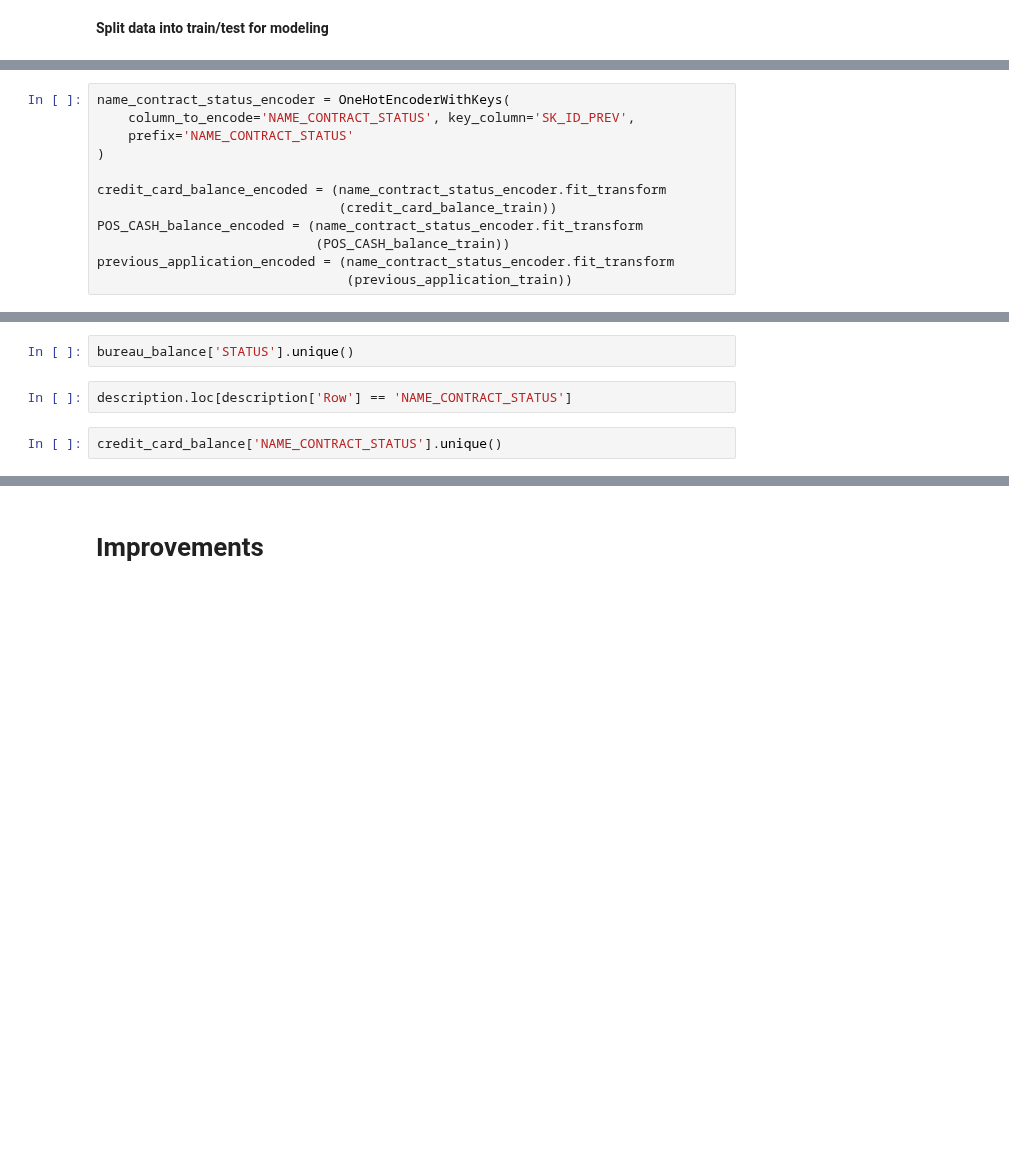
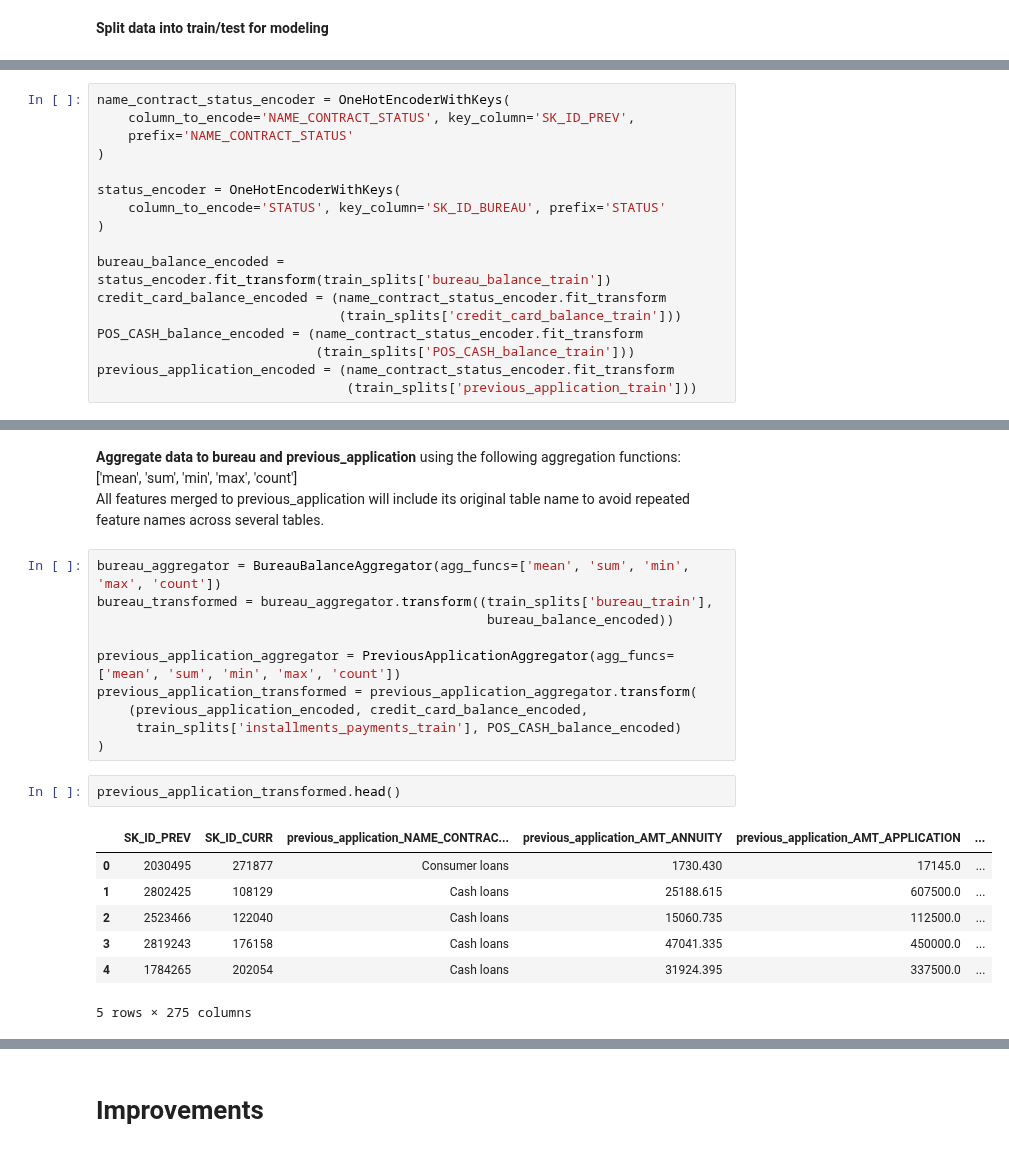
Before and after one commit to CelineChiLamNg/home_credit_default_prediction, a Jupyter notebook: home_credit.ipynb, the cells around one changed output, grey strips where cells are left out. Saved outputs shown, nothing was run; the diff lists cells and outputs as text; blank space fills up the shorter version.

Commit message:
data agg -ing

```diff
--- a/home_credit.ipynb
+++ b/home_credit.ipynb
@@ -740,9 +729,14 @@ name_contract_status_encoder = OneHotEncoderWithKeys(
     prefix='NAME_CONTRACT_STATUS'
 )
 
+status_encoder = OneHotEncoderWithKeys(
+    column_to_encode='STATUS', key_column='SK_ID_BUREAU', prefix='STATUS'
+)
+
+bureau_balance_encoded = status_encoder.fit_transform(train_splits['bureau_balance_train'])
 credit_card_balance_encoded = (name_contract_status_encoder.fit_transform
-                               (credit_card_balance_train))
+                               (train_splits['credit_card_balance_train']))
 POS_CASH_balance_encoded = (name_contract_status_encoder.fit_transform
-                            (POS_CASH_balance_train))
+                            (train_splits['POS_CASH_balance_train']))
 previous_application_encoded = (name_contract_status_encoder.fit_transform
-                                (previous_application_train))
+                                (train_splits['previous_application_train']))
@@ -757,6 +743,27 @@
-# %%
-bureau_balance['STATUS'].unique()
-# %%
-description.loc[description['Row'] == 'NAME_CONTRACT_STATUS']
-# %%
-credit_card_balance['NAME_CONTRACT_STATUS'].unique()
+# %% [markdown]
+**Aggregate data to bureau and previous_application** using the following
+aggregation
+functions:
+['mean', 'sum', 'min', 'max', 'count'] <br>
+All features merged to previous_application will include its original table
+name to avoid repeated feature names across several tables.
+# %%
+bureau_aggregator = BureauBalanceAggregator(agg_funcs=['mean', 'sum', 'min', 'max', 'count'])
+bureau_transformed = bureau_aggregator.transform((train_splits['bureau_train'],
+                                                  bureau_balance_encoded))
+
+previous_application_aggregator = PreviousApplicationAggregator(agg_funcs=['mean', 'sum', 'min', 'max', 'count'])
+previous_application_transformed = previous_application_aggregator.transform(
+    (previous_application_encoded, credit_card_balance_encoded,
+     train_splits['installments_payments_train'], POS_CASH_balance_encoded)
+)
+# %%
+previous_application_transformed.head()
+# %% [output]
+|  | SK_ID_PREV | SK_ID_CURR | previous_application_NAME_CONTRAC... | previous_application_AMT_ANNUITY | previous_application_AMT_APPLICATION | ... |
+| 0 | 2030495 | 271877 | Consumer loans | 1730.430 | 17145.0 | ... |
+| 1 | 2802425 | 108129 | Cash loans | 25188.615 | 607500.0 | ... |
+| 2 | 2523466 | 122040 | Cash loans | 15060.735 | 112500.0 | ... |
+| 3 | 2819243 | 176158 | Cash loans | 47041.335 | 450000.0 | ... |
+| 4 | 1784265 | 202054 | Cash loans | 31924.395 | 337500.0 | ... |
+5 rows × 275 columns
```
Also changed, not shown: parts of 17 cells of this notebook, 3 other files.
